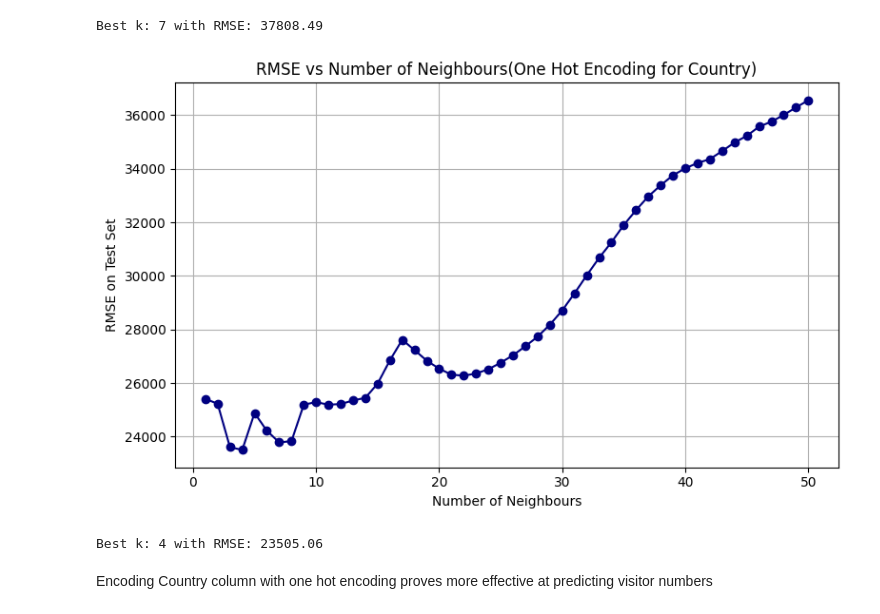
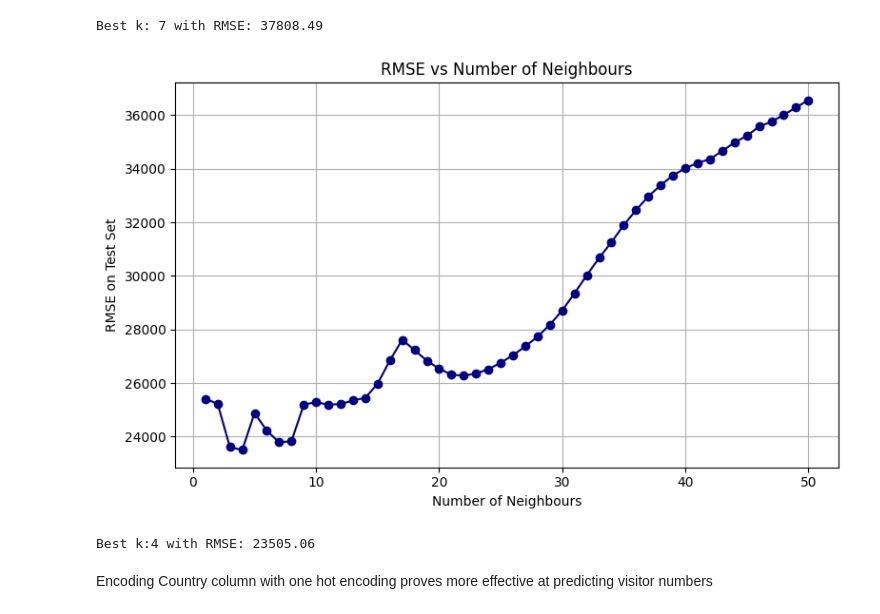
Before and after one commit to BoraComert/Bora-DSA210-Project, a Jupyter notebook: codes.ipynb, the cells around one changed output. Cells and saved outputs as stored; diff of their text form; code cells hidden in the pictures.

```diff
--- a/codes.ipynb
+++ b/codes.ipynb
@@ -971,36 +971,36 @@ X_train, X_test, y_train, y_test = train_test_split(X, y, test_size=0.2, random_
 #Scaling is neccessary for KNN to work
 #Scale features
 scaler = StandardScaler()
 X_train_scaled = scaler.fit_transform(X_train)
 X_test_scaled = scaler.transform(X_test)
 
 # Try different values of k
 k_values = range(1, 51)
 rmse_list = []
 
 for k in k_values:
     knn = KNeighborsRegressor(n_neighbors=k)
     knn.fit(X_train_scaled, y_train)
     y_pred = knn.predict(X_test_scaled)
     rmse = np.sqrt(mean_squared_error(y_test, y_pred))
     rmse_list.append(rmse)
 
 # Plot RMSE vs k
 plt.figure(figsize=(8, 5))
 plt.plot(k_values, rmse_list, marker='o', color='navy')
 plt.xlabel("Number of Neighbours")
 plt.ylabel("RMSE on Test Set")
-plt.title("RMSE vs Number of Neighbours(One Hot Encoding for Country)")
+plt.title("RMSE vs Number of Neighbours")
 plt.grid(True)
 plt.tight_layout()
 plt.show()
 
 # Print best k
 best_k = k_values[np.argmin(rmse_list)]
 print(f"Best k:{best_k} with RMSE: {min(rmse_list):.2f}")
 # %% [output]
-[figure, old version]
+[figure, new version]
-Best k: 4 with RMSE: 23505.06
+Best k:4 with RMSE: 23505.06
 # %% [markdown]
 Encoding Country column with one hot encoding proves more effective at predicting visitor numbers
 # %%
```
Also changed, not shown: parts of 1 cell of this notebook.
